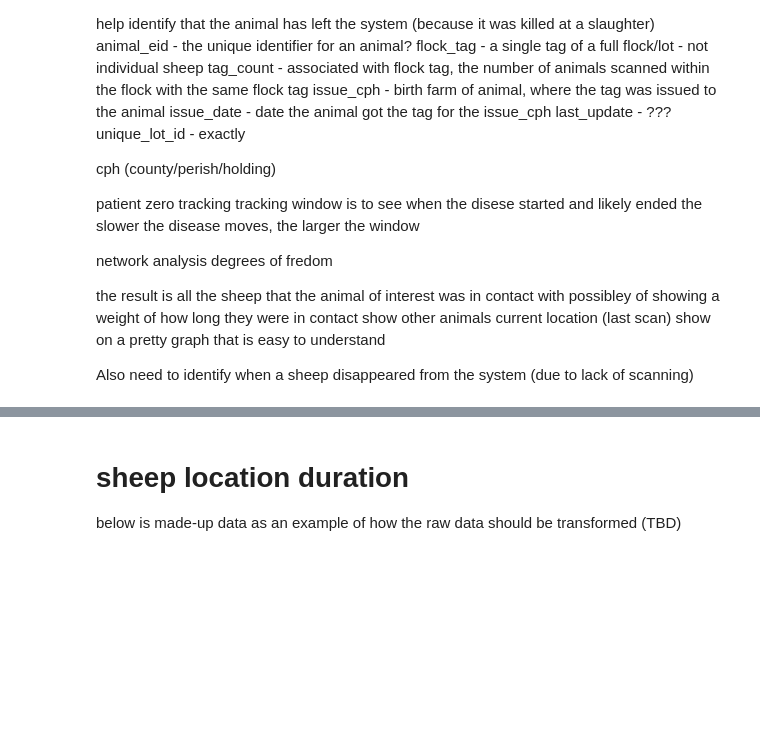
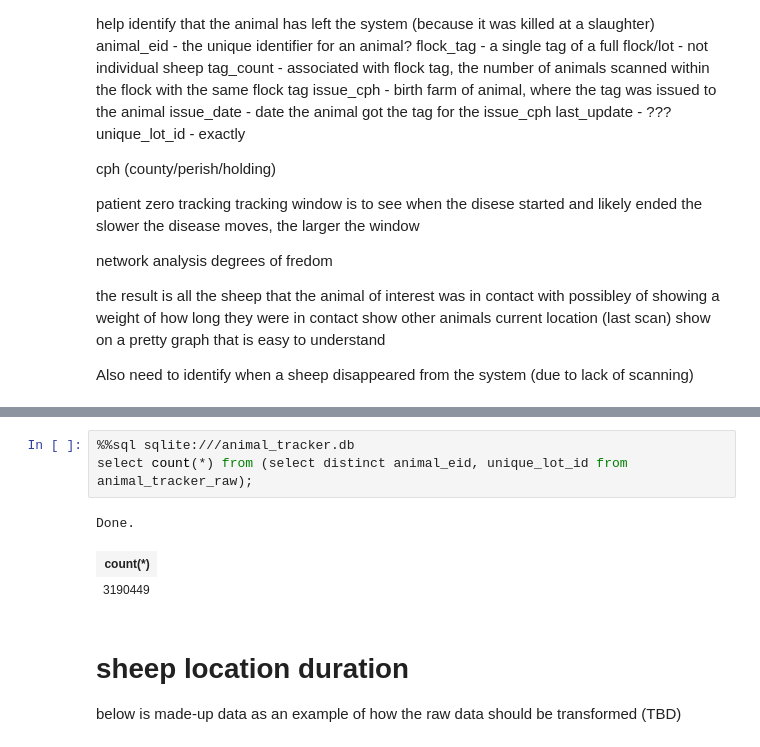
Before and after one commit to cmactagg/animal_traceability, a Jupyter notebook: sheep_tracker.ipynb, the cells around one changed output, grey strips where cells are left out. Cells and saved outputs as stored; diff of their text form; blank space fills up the shorter version.

```diff
--- a/sheep_tracker.ipynb
+++ b/sheep_tracker.ipynb
@@ -126,3 +202,10 @@ select * from animal_tracker_raw
+# %%
+%%sql sqlite:///animal_tracker.db
+select count(*) from (select distinct animal_eid, unique_lot_id from animal_tracker_raw);
+# %% [output]
+Done.
+| count(*) |
+| 3190449 |
 # %% [markdown]
 # sheep location duration
 below is made-up data as an example of how the raw data should be transformed (TBD)
```
Also changed, not shown: parts of 10 cells of this notebook.
